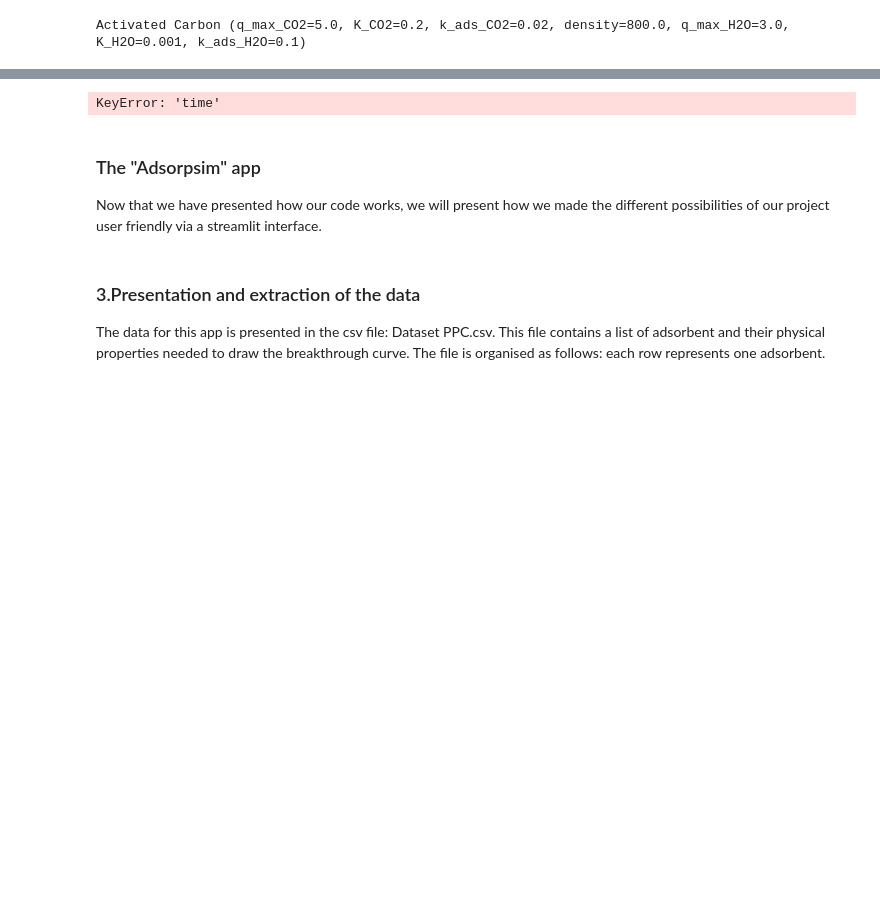
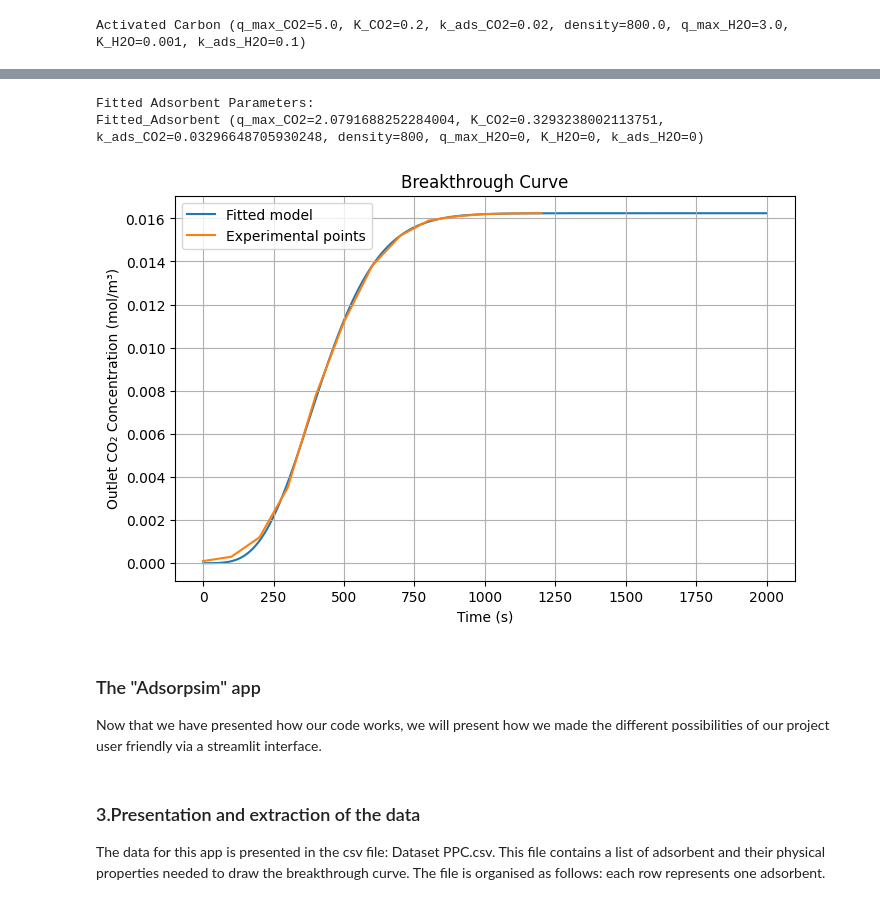
Before and after one commit to Julian-Barth/AdsorpSim, a Jupyter notebook: notebooks/project_report.ipynb, the cells around one changed output, grey strips where cells are left out. Cells and saved outputs as stored; diff of their text form; code cells hidden in the pictures; blank space fills up the shorter version.

```diff
--- a/notebooks/project_report.ipynb
+++ b/notebooks/project_report.ipynb
@@ -301,32 +316,26 @@ What if we have the breakthrough values for an adorbant and want to find its pro
 # %%
-data_df = pd.read_csv('../data/Adsorbent_data.csv', sep=';')
+data_df = pd.read_csv('../data/lab_data.csv', sep=',')
 # Create a dummy adsorbent to build the bed template (values don't matter here)
-dummy_adsorbent = Adsorbent_Langmuir(
-    name="Dummy",
-    q_max_CO2=5.0,
-    K_CO2=0.2,
-    k_ads_CO2=0.02,
-    density=800
-)
 
 # Create a bed template with the dummy adsorbent
 bed_template = Bed(
-    length=0.5,            # bed length in meters
-    diameter=0.05,         # bed diameter in meters
+    length=1,            # bed length in meters
+    diameter=0.1,         # bed diameter in meters
     flow_rate=0.01,        # flow rate in m³/s
-    num_segments=10,       # discretization segments
-    total_time=60,         # total simulation time in seconds
-    adsorbent=dummy_adsorbent,
-    humidity_percentage=0   # dry condition
+    num_segments=100,       # discretization segments
+    total_time=2000,         # total simulation time in seconds
+    adsorbent=None
 )
 
 # Now call the fitting function
-fitted_adsorbent, fig = fit_adsorption_parameters_from_csv(data_df, bed_template, initial_guess=[4.0, 0.2, 1])
+fitted_adsorbent, fig = fit_adsorption_parameters_from_csv(data_df, bed_template, assumed_density=800)
 
 print("Fitted Adsorbent Parameters:")
 print(fitted_adsorbent)
 # %% [output]
-KeyError: 'time'
+Fitted Adsorbent Parameters:
+Fitted_Adsorbent (q_max_CO2=2.0791688252284004, K_CO2=0.3293238002113751, k_ads_CO2=0.03296648705930248, density=800, q_max_H2O=0, K_H2O=0, k_ads_H2O=0)
+[figure, added]
 # %% [markdown]
 ### The "Adsorpsim" app
 
```
Also changed, not shown: parts of 5 cells of this notebook, 4 other files.
